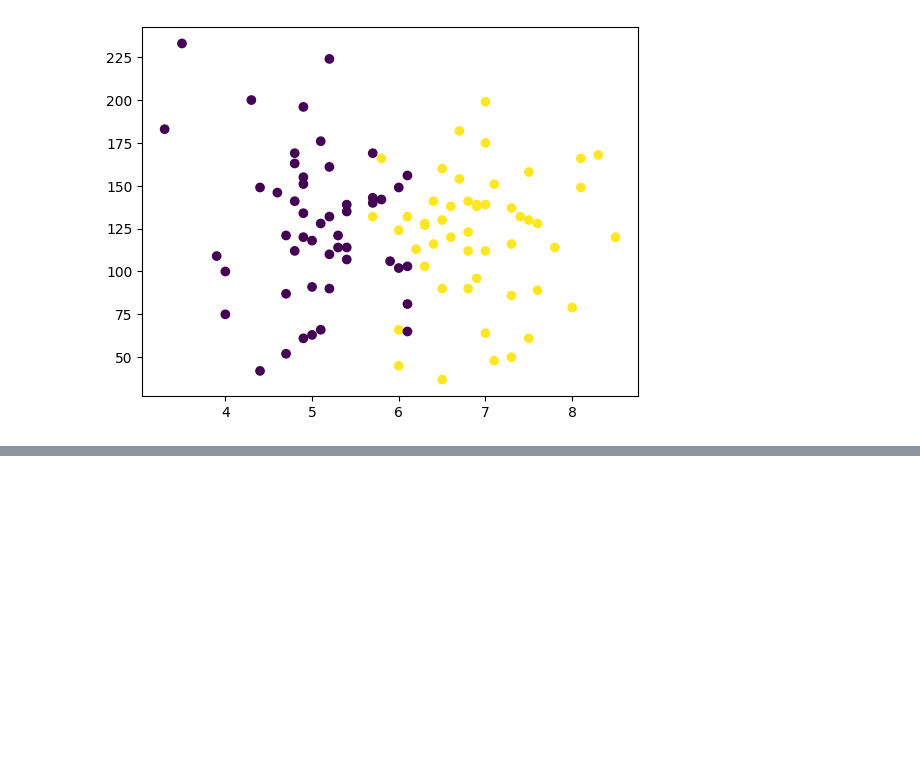
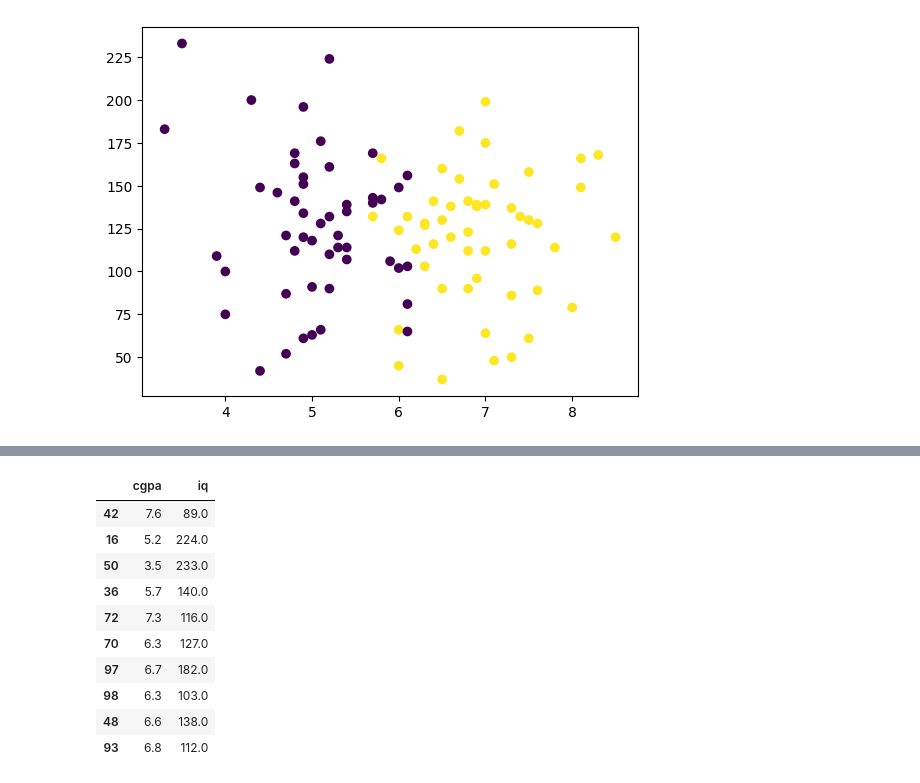
Before and after one commit to samarthlawania/Machine-Learning, a Jupyter notebook: Tensor.ipynb, the cells around one changed output, grey strips where cells are left out. Cells and saved outputs as stored; diff of their text form; code cells hidden in the pictures; blank space fills up the shorter version.

```diff
--- a/Tensor.ipynb
+++ b/Tensor.ipynb
@@ -94,0 +172,14 @@ plt.scatter(df['cgpa'],df['iq'],c=df['placement'])
+# %%
+X_test
+# %% [output]
+|  | cgpa | iq |
+| 42 | 7.6 | 89.0 |
+| 16 | 5.2 | 224.0 |
+| 50 | 3.5 | 233.0 |
+| 36 | 5.7 | 140.0 |
+| 72 | 7.3 | 116.0 |
+| 70 | 6.3 | 127.0 |
+| 97 | 6.7 | 182.0 |
+| 98 | 6.3 | 103.0 |
+| 48 | 6.6 | 138.0 |
+| 93 | 6.8 | 112.0 |
```
Also changed, not shown: parts of 23 cells of this notebook.
